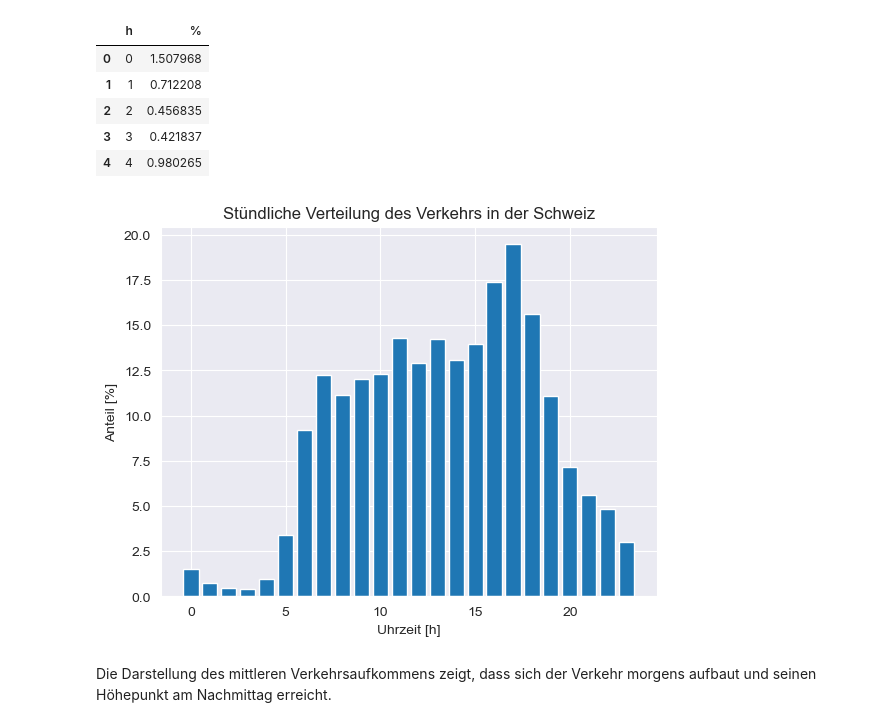
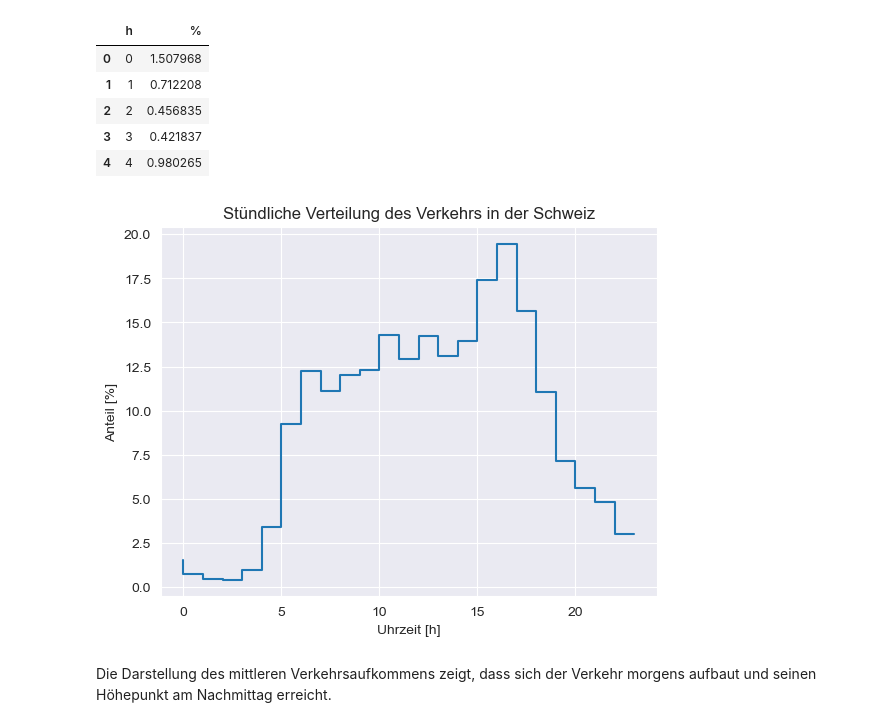
Before and after one commit to ChristianHeeb/cwm1_challenge, a Jupyter notebook: 01_notebook/notebook.ipynb, the cells around one changed output. Drawn from its saved outputs; the diff is of its cells as text; code cells hidden in the pictures.

```diff
--- a/01_notebook/notebook.ipynb
+++ b/01_notebook/notebook.ipynb
@@ -532,14 +531,14 @@ avg_traffic.head(5)
 | 3 | 3 | 0.421837 |
 | 4 | 4 | 0.980265 |
 # %%
-plt.bar(avg_traffic["h"],avg_traffic["%"])
+plt.step(avg_traffic["h"],avg_traffic["%"])
 plt.title("Stündliche Verteilung des Verkehrs in der Schweiz")
 plt.xlabel("Uhrzeit [h]")
 plt.ylabel("Anteil [%]")
 
 plt.show()
 # %% [output]
-[figure, old version]
+[figure, new version]
 # %% [markdown]
 Die Darstellung des mittleren Verkehrsaufkommens zeigt, dass sich der Verkehr morgens aufbaut und seinen Höhepunkt am Nachmittag erreicht.
 # %% [markdown]
```
Also changed, not shown: parts of 14 cells of this notebook.
